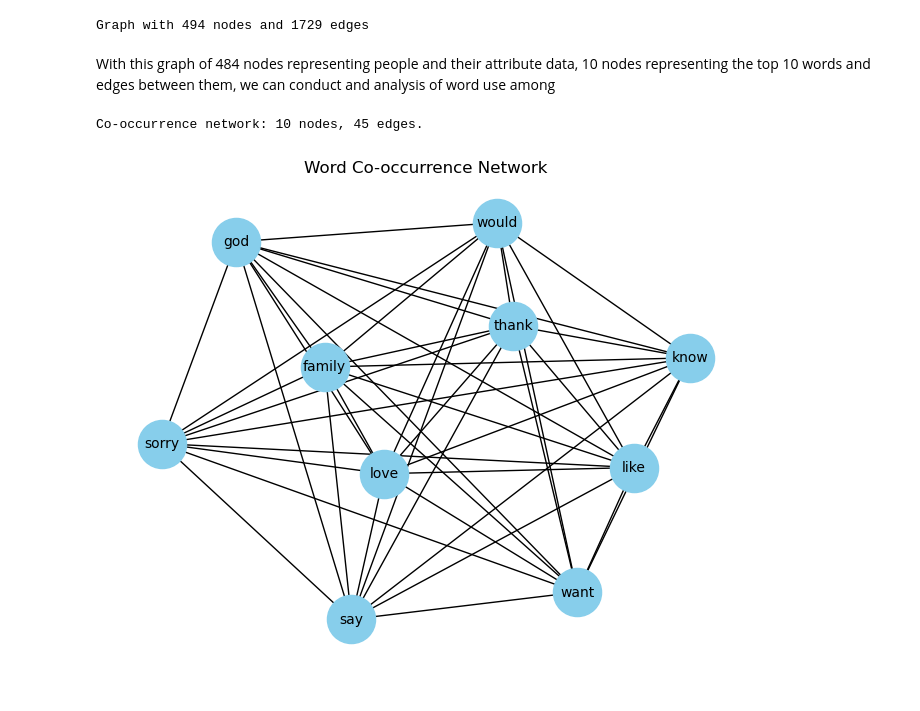
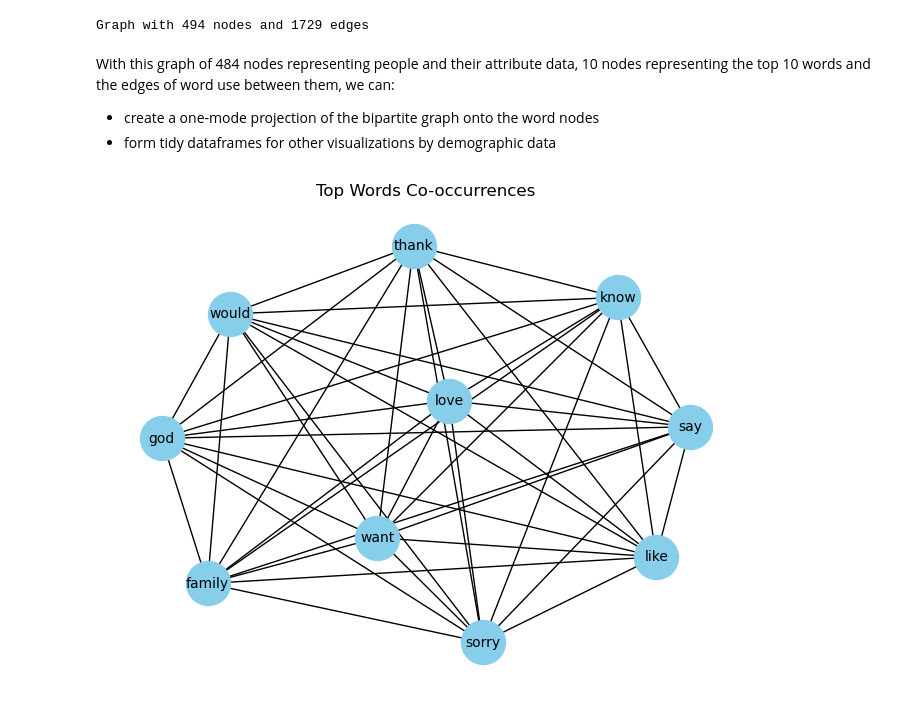
Before and after one commit to stephbc/DATA620_Summer2025, a Jupyter notebook: final.ipynb, the cells around one changed output. Cells and saved outputs as stored; diff of their text form; code cells hidden in the pictures.

```diff
--- a/final.ipynb
+++ b/final.ipynb
@@ -247,6 +247,11 @@ It may also be valuable to examine how words were used in connection with each o
 For this, the statements will need to be tokenized per row so that we can form a graph using Networkx. Nodes can be either an executed inmate or a token/word. Edges will represent the appearance of that word in the person's final statement.
 # %%
 import networkx as nx
+
+# Bin ages and years
+bins = [0, 30, 40, 50, 60, 70, 100]
+dr_df['age_range'] = pd.cut(dr_df['age'], bins=bins, labels=['<30', '31-40', '41-50', '51-60', '61-70', '71+'])
+dr_df['decade'] = (dr_df['date'].dt.year // 10) * 10
 
 # Tokenize rows and add to new column
 def row_tokenize(text):
@@ -265,7 +270,8 @@ for _, row in dr_df.iterrows():
         bipartite=0,
         label=row["id"],
         race=row["race"],
-        age=row["age"],
+        age_range=row["age_range"],
+        decade=row["decade"],
         node_type="person"
     )
 
@@ -290,36 +296,27 @@ print(B)
 # %% [output]
 Graph with 494 nodes and 1729 edges
 # %% [markdown]
-With this graph of 484 nodes representing people and their attribute data, 10 nodes representing the top 10 words and edges between them, we can conduct and analysis of word use among
+With this graph of 484 nodes representing people and their attribute data, 10 nodes representing the top 10 words and the edges of word use between them, we can:
+- create a one-mode projection of the bipartite graph onto the word nodes
+- form tidy dataframes for other visualizations by demographic data
-# %%
-from itertools import combinations
-
-# --- Build word co-occurrence network ---
-G = nx.Graph()
-
-# Add word nodes
-for word in top_words:
-    G.add_node(word, label=word)
-
-# For each paragraph, find co-occurring pairs of top words
-for tokens in dr_df["tokens"]:
-    # Filter tokens to only top words
-    filtered = [word for word in tokens if word in top_words]
-    # Add edges for all pairs of co-occurring words
-    for word1, word2 in combinations(set(filtered), 2):
-        if G.has_edge(word1, word2):
-            G[word1][word2]["weight"] += 1
-        else:
-            G.add_edge(word1, word2, weight=1)
-
-print(f"\nCo-occurrence network: {G.number_of_nodes()} nodes, {G.number_of_edges()} edges.")
-
-pos = nx.spring_layout(G, seed=42)
-edge_weights = [G[u][v]["weight"] for u, v in G.edges()]
-
-nx.draw(G, pos, with_labels=True, node_color="skyblue", node_size=1200, font_size=10)
-plt.title("Word Co-occurrence Network")
-plt.show()
-# %% [output]
-Co-occurrence network: 10 nodes, 45 edges.
-[figure, removed]
+# %%
+from itertools import combinations
+
+G = nx.Graph()
+
+for word in top_str:
+    G.add_node(word, label=word)
+
+# For each statement, find co-occurring pairs of top words and add edges
+for tokens in dr_df["tokens"]:
+    filtered = [word for word in tokens if word in top_str]
+    for word1, word2 in combinations(set(filtered), 2):
+        if not G.has_edge(word1, word2):
+            G.add_edge(word1, word2)
+
+pos = nx.spring_layout(G, seed=101)
+nx.draw(G, pos, with_labels=True, node_color="skyblue", node_size=1000, font_size=10)
+plt.title("Top Words Co-occurrences")
+plt.show()
+# %% [output]
+[figure, added]
```
Also changed, not shown: parts of 6 cells of this notebook.
